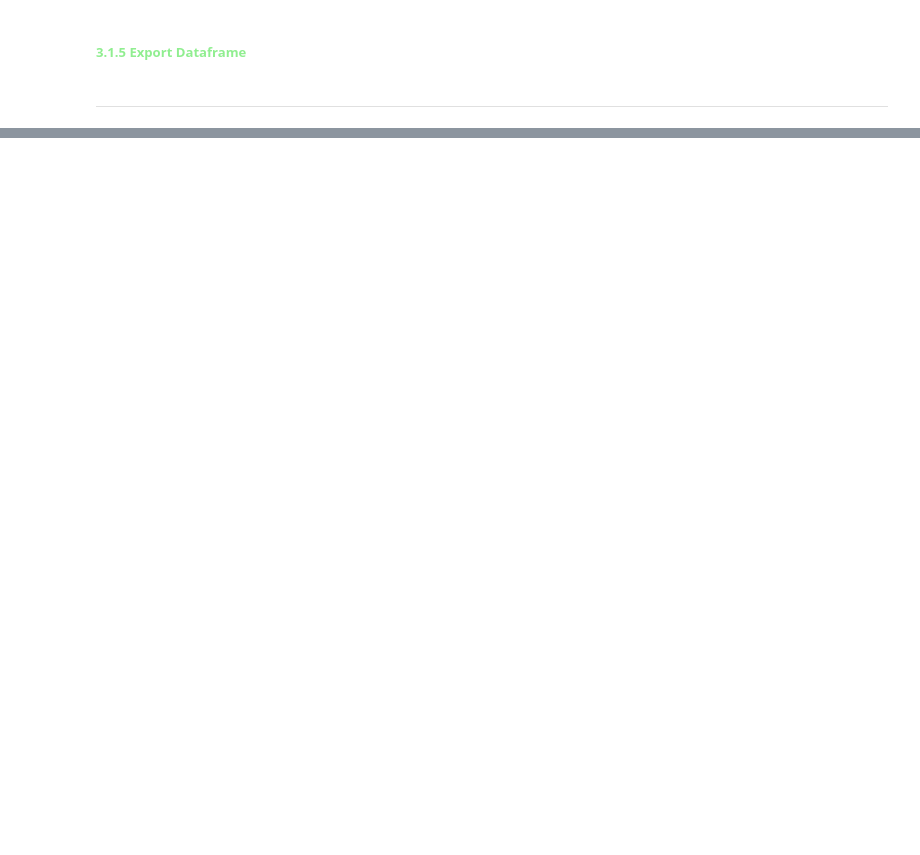
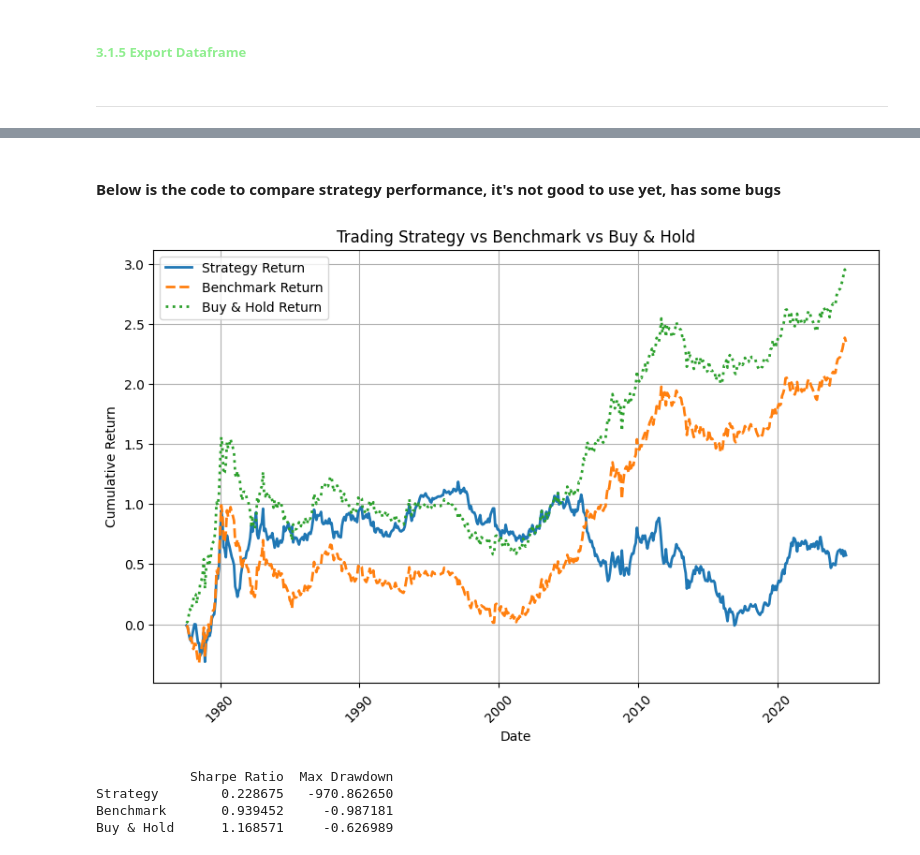
Before and after one commit to alphagoal/Proj_1_gold_futures_ML, a Jupyter notebook: gold_futures_data.ipynb, the cells around one changed output, grey strips where cells are left out. Drawn from its saved outputs; the diff is of its cells as text; code cells hidden in the pictures; blank space fills up the shorter version.

```diff
--- a/gold_futures_data.ipynb
+++ b/gold_futures_data.ipynb
@@ -448,0 +824,9 @@ gc_df_1
+# %%
+# Get the list of significant column names from t_test_results
+significant_columns = t_test_results.loc[t_test_results['Significant_fold_count'] >= 1].index.tolist()
+
+# Keep only the columns in x_variables_data that match the significant columns
+filtered_x_variables_data = x_variables_data[significant_columns]
+# Fill NaN values with 0
+filtered_x_variables_data = filtered_x_variables_data.fillna(0)
+filtered_x_variables_data
@@ -448,0 +1213,6 @@ gc_df_1
+# %%
+results=pd.DataFrame(results)
+# 设置时间索引
+results.set_index("Time Index", inplace=True)
+results.index.name = "Date"
+results
@@ -448,0 +1238,60 @@ gc_df_1
+# %% [markdown]
+#### Below is the code to compare strategy performance, it's not good to use yet, has some bugs
+# %%
+# 计算策略回报
+results["strategy_return"] = results["y_test"] * results["y_pred"].apply(lambda x: 1 if x > 0 else -1)
+
+# 计算基准回报
+results["benchmark_return"] = results["y_test"] * results["historical_mean_error"].apply(lambda x: 1 if x > 0 else -1)
+
+# 计算买入持有回报
+results["buy_and_hold_return"] = results["y_test"]
+
+# 计算累积收益
+results["cumulative_strategy"] = results["strategy_return"].cumsum()
+results["cumulative_benchmark"] = results["benchmark_return"].cumsum()
+results["cumulative_buy_and_hold"] = results["buy_and_hold_return"].cumsum()
+
+# 计算 Sharpe Ratio
+def sharpe_ratio(returns):
+    return returns.mean() / returns.std() * 12 if returns.std() != 0 else np.nan
+
+sharpe_strategy = sharpe_ratio(results["strategy_return"])
+sharpe_benchmark = sharpe_ratio(results["benchmark_return"])
+sharpe_buy_and_hold = sharpe_ratio(results["buy_and_hold_return"])
+
+# 计算最大回撤
+def max_drawdown(cumulative_returns):
+    rolling_max = cumulative_returns.cummax()
+    drawdown = (cumulative_returns - rolling_max) / rolling_max
+    return drawdown.min()
+
+max_dd_strategy = max_drawdown(results["cumulative_strategy"])
+max_dd_benchmark = max_drawdown(results["benchmark_cum_return"])
+max_dd_buy_and_hold = max_drawdown(results["buy_and_hold_cum_return"])
+
+# 输出结果
+performance_metrics = pd.DataFrame({
+    "Sharpe Ratio": [sharpe_strategy, sharpe_benchmark, sharpe_buy_and_hold],
+    "Max Drawdown": [max_dd_strategy, max_dd_benchmark, max_dd_buy_and_hold]
+}, index=["Strategy", "Benchmark", "Buy & Hold"])
+# 绘制收益曲线
+plt.figure(figsize=(10, 6))
+plt.plot(results.index, results["cumulative_strategy"], label="Strategy Return", linewidth=2)
+plt.plot(results.index, results["cumulative_benchmark"], label="Benchmark Return", linestyle="--", linewidth=2)
+plt.plot(results.index, results["cumulative_buy_and_hold"], label="Buy & Hold Return", linestyle=":", linewidth=2)
+
+plt.xlabel("Date")
+plt.ylabel("Cumulative Return")
+plt.title("Trading Strategy vs Benchmark vs Buy & Hold")
+plt.legend()
+plt.grid()
+plt.xticks(rotation=45)
+plt.show()
+print(performance_metrics)
+# %% [output]
+[figure, added]
+            Sharpe Ratio  Max Drawdown
+Strategy        0.228675   -970.862650
+Benchmark       0.939452     -0.987181
+Buy & Hold      1.168571     -0.626989
```
Also changed, not shown: parts of 42 cells of this notebook, 2 other files.
